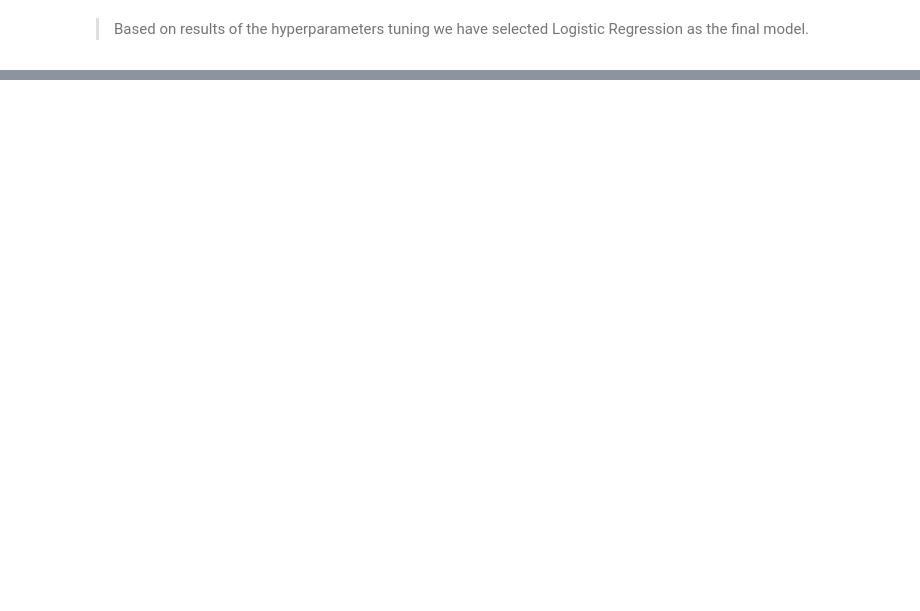
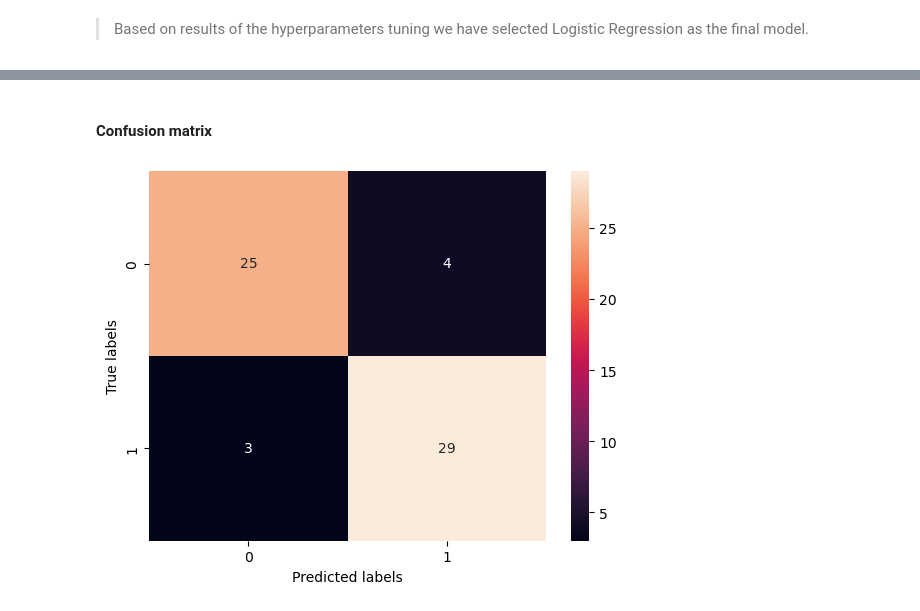
Before and after one commit to GokulMariyappan/HeartDiseaseClassification, a Jupyter notebook: code/heart_d_classification.ipynb, the cells around one changed output, grey strips where cells are left out. Cells and saved outputs as stored; diff of their text form; code cells hidden in the pictures; blank space fills up the shorter version.

```diff
--- a/code/heart_d_classification.ipynb
+++ b/code/heart_d_classification.ipynb
@@ -153,0 +214,12 @@ ax.axhline(rand_cv.score(X_test, y_test), linestyle = '--', color = 'black')
+# %% [markdown]
+#### Confusion matrix
+# %%
+fig, ax = plt.subplots()
+
+ax = sns.heatmap(confusion_matrix(y_pred=y_preds, y_true=y_test), annot = True)
+ax.set_xlabel('Predicted labels')
+ax.set_ylabel('True labels')
+ax.plot()
+plt.show()
+# %% [output]
+[figure, added]
```
Also changed, not shown: parts of 16 cells of this notebook.
